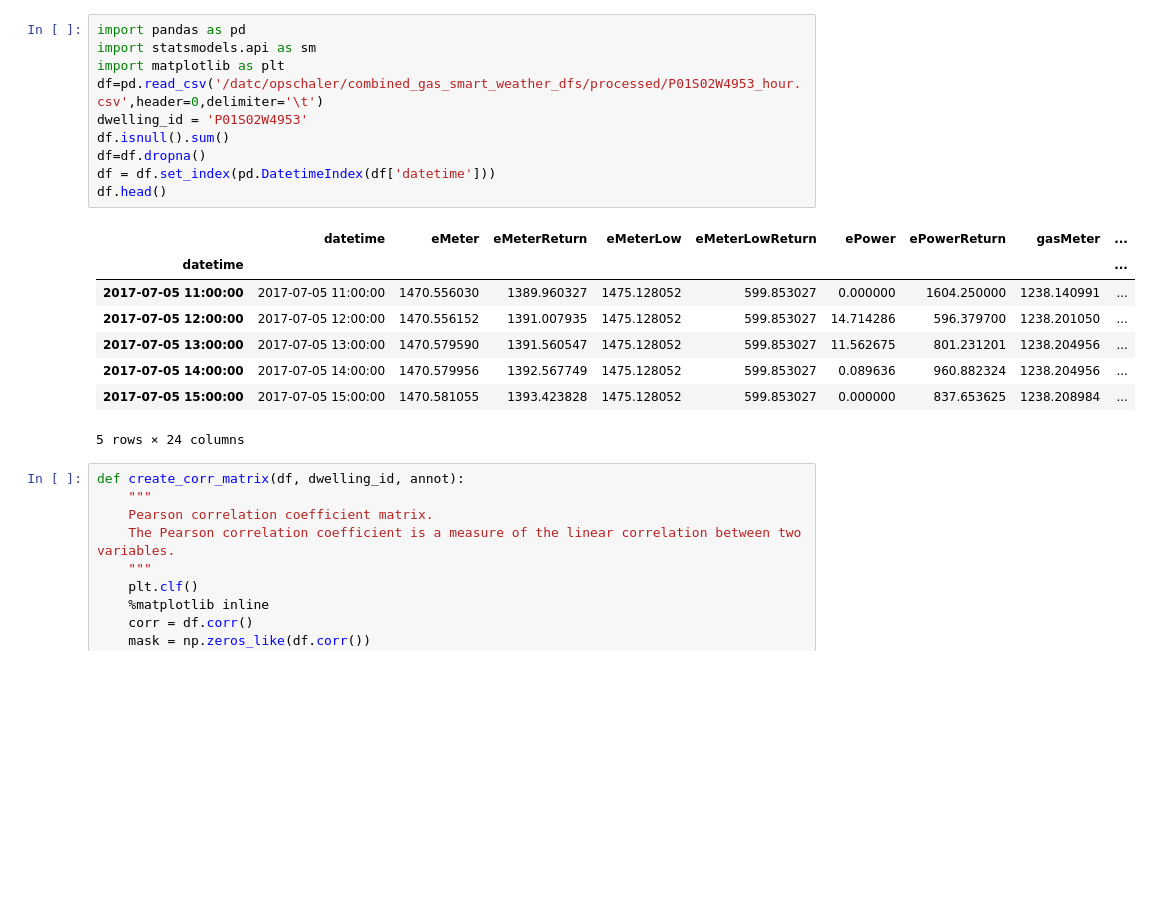
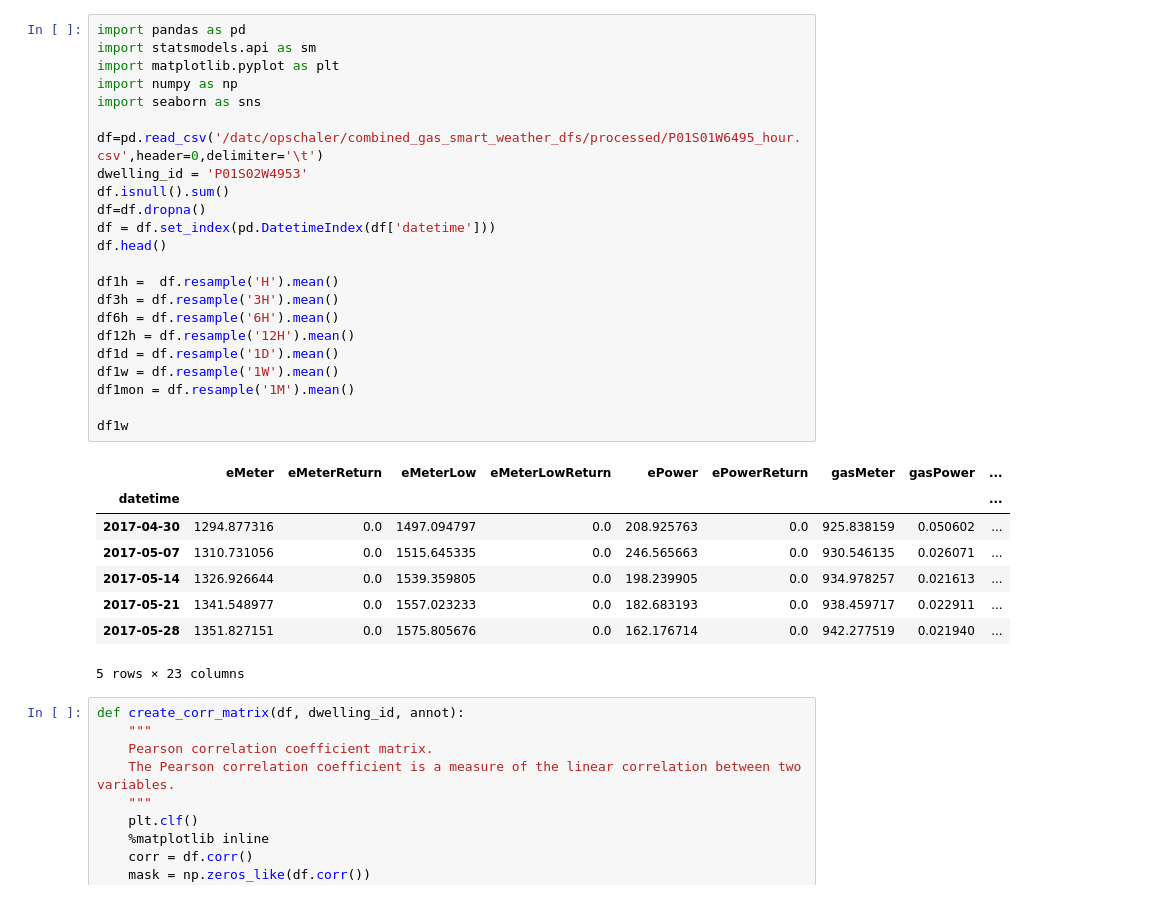
Before and after one commit to deKeijzer/KB-74-OPSCHALER, a Jupyter notebook: Personal_folders/VictorC/SeriousRegression.ipynb, the cells around one changed output. Cells and saved outputs as stored; diff of their text form; blank space fills up the shorter version.

```diff
--- a/Personal_folders/VictorC/SeriousRegression.ipynb
+++ b/Personal_folders/VictorC/SeriousRegression.ipynb
@@ -1,22 +1,35 @@
 # %%
 import pandas as pd
 import statsmodels.api as sm
-import matplotlib as plt
-df=pd.read_csv('/datc/opschaler/combined_gas_smart_weather_dfs/processed/P01S02W4953_hour.csv',header=0,delimiter='\t')
+import matplotlib.pyplot as plt
+import numpy as np
+import seaborn as sns
+
+df=pd.read_csv('/datc/opschaler/combined_gas_smart_weather_dfs/processed/P01S01W6495_hour.csv',header=0,delimiter='\t')
 dwelling_id = 'P01S02W4953'
 df.isnull().sum()
 df=df.dropna()
 df = df.set_index(pd.DatetimeIndex(df['datetime']))
 df.head()
+
+df1h =  df.resample('H').mean()
+df3h = df.resample('3H').mean()
+df6h = df.resample('6H').mean()
+df12h = df.resample('12H').mean()
+df1d = df.resample('1D').mean()
+df1w = df.resample('1W').mean()
+df1mon = df.resample('1M').mean()
+
+df1w
 # %% [output]
-|  | datetime | eMeter | eMeterReturn | eMeterLow | eMeterLowReturn | ePower | ePowerReturn | gasMeter | ... |
+|  | eMeter | eMeterReturn | eMeterLow | eMeterLowReturn | ePower | ePowerReturn | gasMeter | gasPower | ... |
 | datetime |  |  |  |  |  |  |  |  | ... |
-| 2017-07-05 11:00:00 | 2017-07-05 11:00:00 | 1470.556030 | 1389.960327 | 1475.128052 | 599.853027 | 0.000000 | 1604.250000 | 1238.140991 | ... |
-| 2017-07-05 12:00:00 | 2017-07-05 12:00:00 | 1470.556152 | 1391.007935 | 1475.128052 | 599.853027 | 14.714286 | 596.379700 | 1238.201050 | ... |
-| 2017-07-05 13:00:00 | 2017-07-05 13:00:00 | 1470.579590 | 1391.560547 | 1475.128052 | 599.853027 | 11.562675 | 801.231201 | 1238.204956 | ... |
-| 2017-07-05 14:00:00 | 2017-07-05 14:00:00 | 1470.579956 | 1392.567749 | 1475.128052 | 599.853027 | 0.089636 | 960.882324 | 1238.204956 | ... |
-| 2017-07-05 15:00:00 | 2017-07-05 15:00:00 | 1470.581055 | 1393.423828 | 1475.128052 | 599.853027 | 0.000000 | 837.653625 | 1238.208984 | ... |
+| 2017-04-30 | 1294.877316 | 0.0 | 1497.094797 | 0.0 | 208.925763 | 0.0 | 925.838159 | 0.050602 | ... |
+| 2017-05-07 | 1310.731056 | 0.0 | 1515.645335 | 0.0 | 246.565663 | 0.0 | 930.546135 | 0.026071 | ... |
+| 2017-05-14 | 1326.926644 | 0.0 | 1539.359805 | 0.0 | 198.239905 | 0.0 | 934.978257 | 0.021613 | ... |
+| 2017-05-21 | 1341.548977 | 0.0 | 1557.023233 | 0.0 | 182.683193 | 0.0 | 938.459717 | 0.022911 | ... |
+| 2017-05-28 | 1351.827151 | 0.0 | 1575.805676 | 0.0 | 162.176714 | 0.0 | 942.277519 | 0.021940 | ... |
-5 rows × 24 columns
+5 rows × 23 columns
 # %%
 def create_corr_matrix(df, dwelling_id, annot):
     """
```
Also changed, not shown: parts of 3 cells of this notebook.
